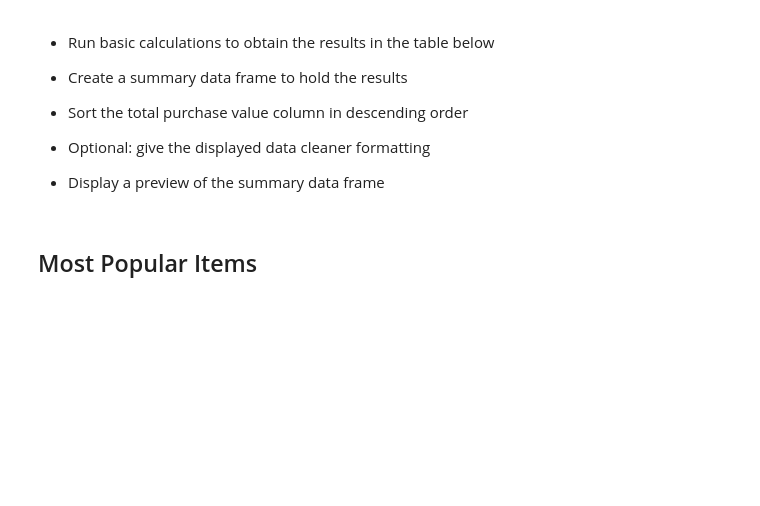
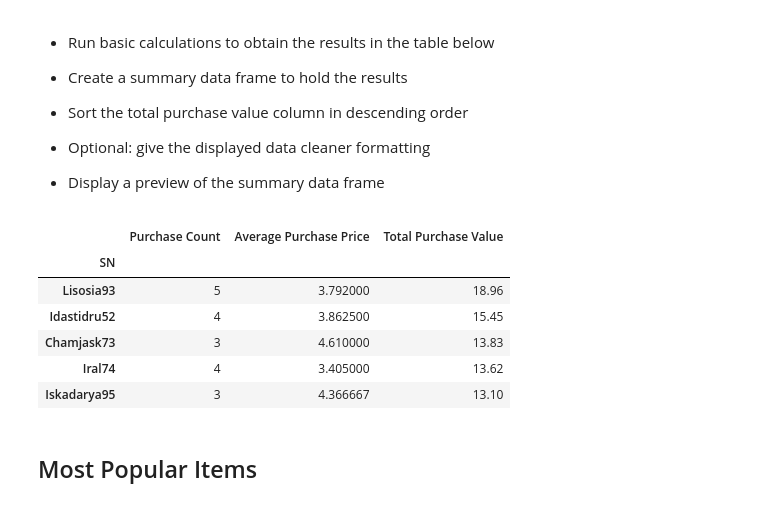
Before and after one commit to ss728563/Pandas-Challenge, a Jupyter notebook: HeroesOfPymoli/HeroesOfPymoli_starter.ipynb, the cells around one changed output. Saved outputs shown, nothing was run; the diff lists cells and outputs as text; code cells hidden in the pictures; blank space fills up the shorter version.

```diff
--- a/HeroesOfPymoli/HeroesOfPymoli_starter.ipynb
+++ b/HeroesOfPymoli/HeroesOfPymoli_starter.ipynb
@@ -258,6 +258,30 @@ agedemotable.style.format({"Percentage of Players": "{:.2f}%"})
 
 
 * Display a preview of the summary data frame
+# %%
+topcount = purchase_data.groupby(["SN"]).count()["Price"]
+topcount.head()
+
+topavgcount = purchase_data.groupby(["SN"]).mean()["Price"]
+topavgcount.head()
+
+toptotalvalue = purchase_data.groupby(["SN"]).sum()["Price"]
+toptotalvalue.head()
+
+topspenders = pd.DataFrame({"Purchase Count": topcount, "Average Purchase Price": topavgcount,
+                           "Total Purchase Value": toptotalvalue})
+
+
+topspenders.style.format({"Average Purchase Price": "${:.2f}", "Total Purchase Value": "${:.2f}"})
+topspenders.sort_values("Total Purchase Value", ascending=False).head()
+# %% [output]
+|  | Purchase Count | Average Purchase Price | Total Purchase Value |
+| SN |  |  |  |
+| Lisosia93 | 5 | 3.792000 | 18.96 |
+| Idastidru52 | 4 | 3.862500 | 15.45 |
+| Chamjask73 | 3 | 4.610000 | 13.83 |
+| Iral74 | 4 | 3.405000 | 13.62 |
+| Iskadarya95 | 3 | 4.366667 | 13.10 |
 # %% [markdown]
 ## Most Popular Items
 # %% [markdown]
```
Also changed, not shown: parts of 2 cells of this notebook.
